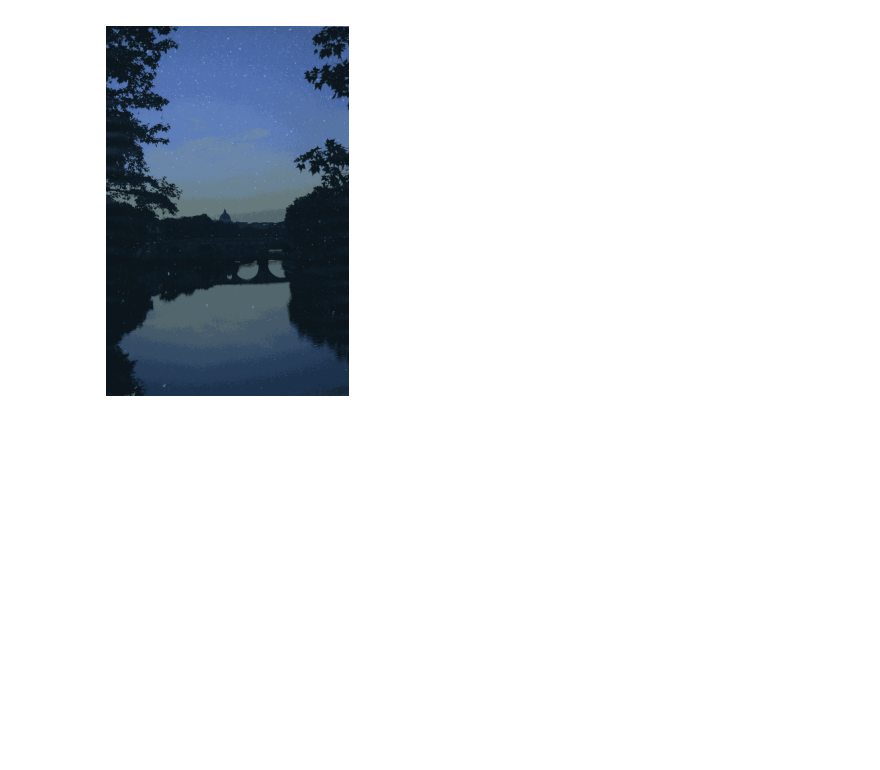
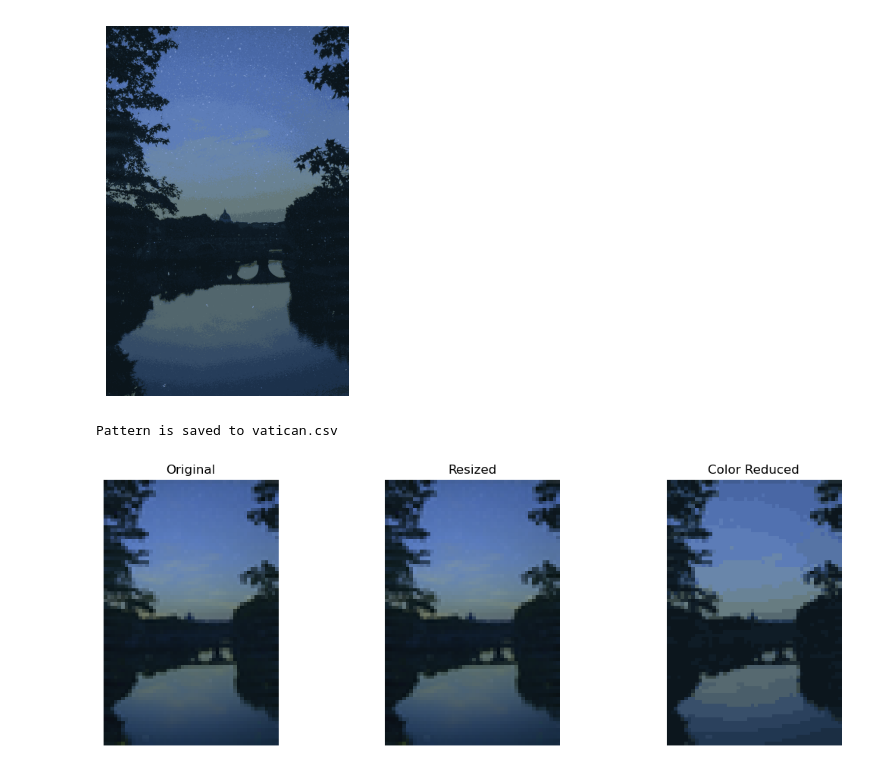
Before and after one commit to hsimmons1997/Image-to-Cross-Stitch-Pattern, a Jupyter notebook: working.ipynb, the cells around one changed output. Drawn from its saved outputs; the diff is of its cells as text; code cells hidden in the pictures; blank space fills up the shorter version.

```diff
--- a/working.ipynb
+++ b/working.ipynb
@@ -74,7 +118,7 @@ show_image(test1_color18)
 [figure]
 # %%
 # Creating the pattern
-def pattern(image):
+def create_pattern(image):
     '''
     Converting the color reduced image to a cross stitch pattern in the form of a numpy array
     :Param image: resized and color reduced image that needs to be converted to a pattern
@@ -84,0 +160,43 @@ def pattern(image):
+# %%
+# Putting it all together!
+def image_to_cross_stitch(file_path, max_size, num_colors, method, csv_path):
+    '''
+    Convering an image file to a cross-stitch pattern and then saving it as a csv
+    :Param file_path: Path to image you want to turn into a cross-stitch pattern
+    :Param max_size: (width, height) Desired dimensions for the final pattern
+    :Param num_colors: Number of unique colors desired for the final pattern
+    :Param method: Method specification for the color reduction algorithm
+    :Param csv_path: path to save the final CSV file
+    :Returns a CSV file representing the image's cross-stitch pattern
+    '''
+    image = load_data(file_path)
+    resized = resize(image, max_size)
+    color_reduced, labels, palette = color_reduction(resized, method, num_colors)
+    pattern = create_pattern(color_reduced)
+
+    pattern_to_csv(labels, palette, csv_path)
+    print(f"Pattern is saved to {csv_path}")
+
+    plt.figure(figsize=(12, 4))
+    plt.subplot(1, 3, 1)
+    plt.imshow(image)
+    plt.title('Original')
+    plt.axis('off')
+
+    plt.subplot(1, 3, 2)
+    plt.imshow(resized)
+    plt.title('Resized')
+    plt.axis('off')
+
+    plt.subplot(1, 3, 3)
+    plt.imshow(color_reduced)
+    plt.title('Color Reduced')
+    plt.axis('off')
+
+    plt.tight_layout()
+    plt.show()
+# %%
+image_to_cross_stitch("images/vatican.png", (50, 100), 18, 'kmeans', "vatican.csv")
+# %% [output]
+Pattern is saved to vatican.csv
+[figure, added]
```
Also changed, not shown: parts of 7 cells of this notebook.
